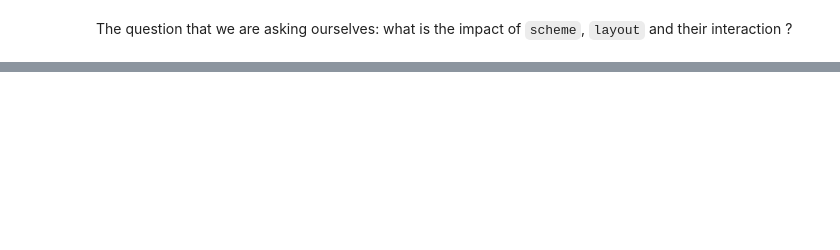
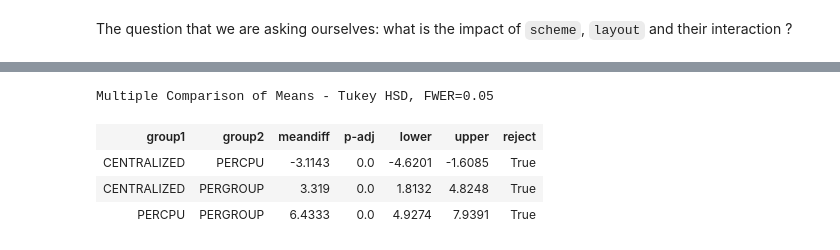
Before and after one commit to GuilloteauQ/anooba, a Jupyter notebook: content/anooba.ipynb, the cells around one changed output, grey strips where cells are left out. Cells and saved outputs as stored; diff of their text form; code cells hidden in the pictures; blank space fills up the shorter version.

```diff
--- a/content/anooba.ipynb
+++ b/content/anooba.ipynb
@@ -81,0 +175,8 @@ plt.show()
+# %%
+thsd_layout.summary()
+# %% [output]
+Multiple Comparison of Means - Tukey HSD, FWER=0.05
+| group1 | group2 | meandiff | p-adj | lower | upper | reject |
+| CENTRALIZED | PERCPU | -3.1143 | 0.0 | -4.6201 | -1.6085 | True |
+| CENTRALIZED | PERGROUP | 3.319 | 0.0 | 1.8132 | 4.8248 | True |
+| PERCPU | PERGROUP | 6.4333 | 0.0 | 4.9274 | 7.9391 | True |
```
Also changed, not shown: parts of 37 cells of this notebook, 3 other files.
